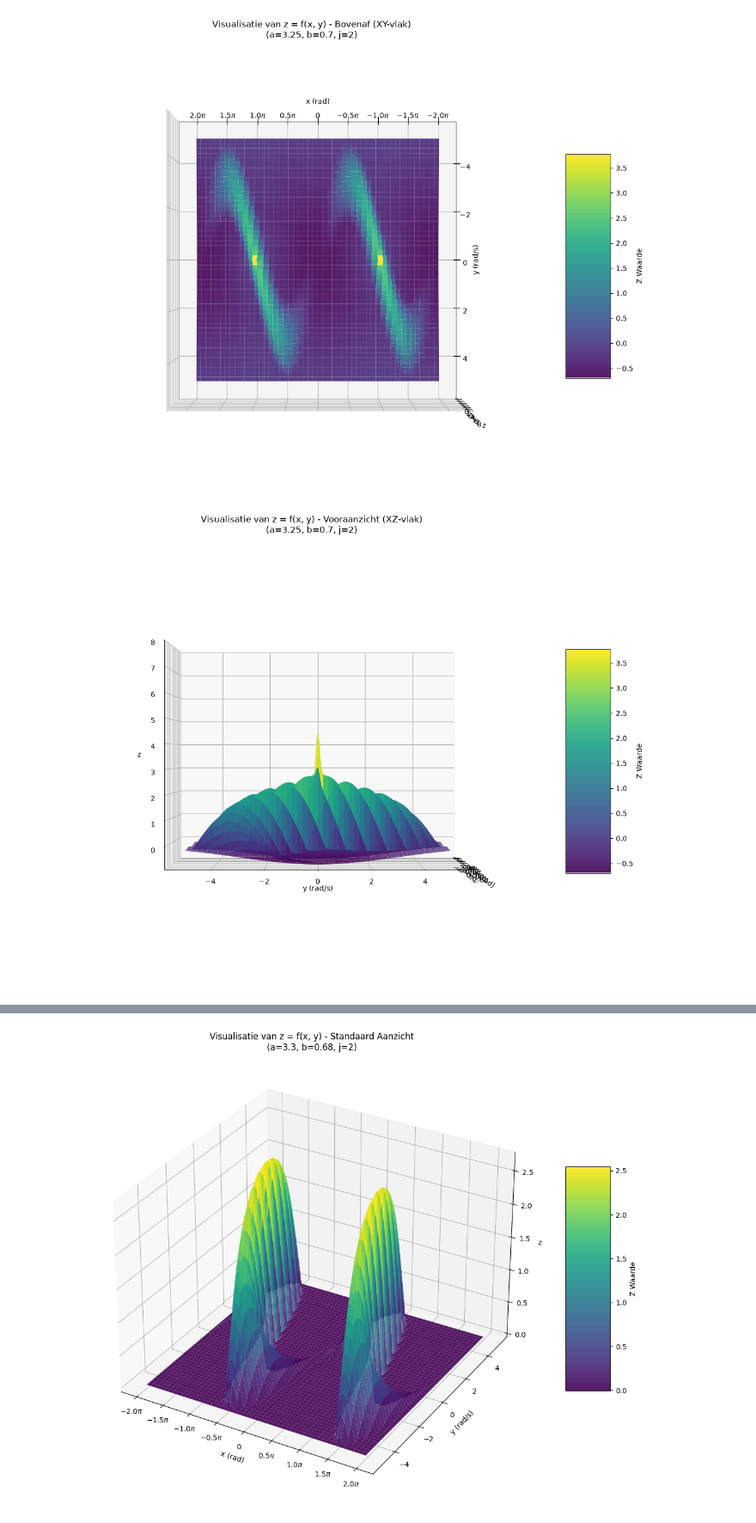
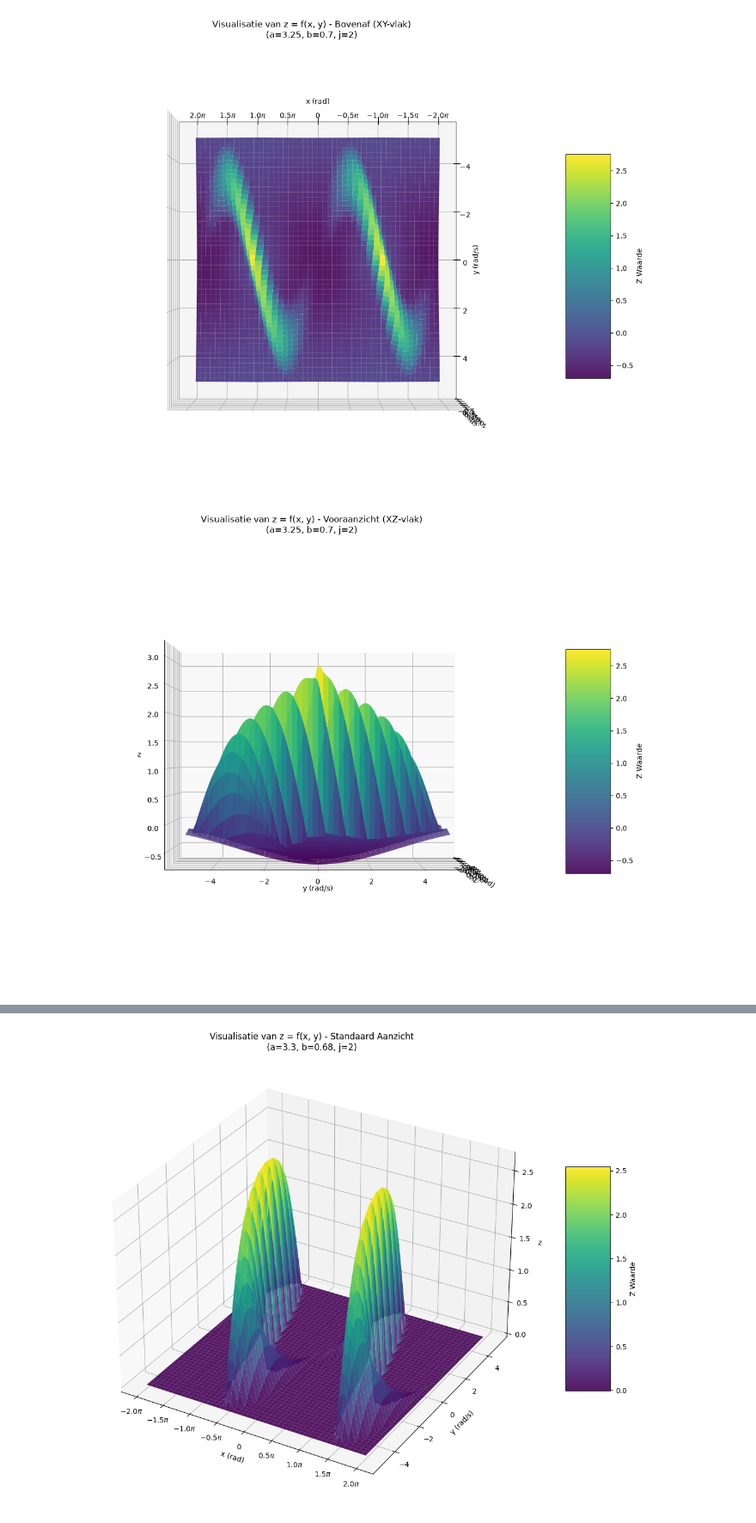
Before and after one commit to Martijn-vd-s/gym-unbalanced-disk-5SC28-group-24, a Jupyter notebook: src/swingup/q_learning/overview_test_reward.ipynb, the cells around one changed output, grey strips where cells are left out. Shown at 86% size. Saved outputs shown, nothing was run; the diff lists cells and outputs as text; code cells hidden in the pictures.

Commit message:
working good! now on average taken for best reward

```diff
--- a/src/swingup/q_learning/overview_test_reward.ipynb
+++ b/src/swingup/q_learning/overview_test_reward.ipynb
@@ -68,7 +68,7 @@ def reward_function_for_plot(th_val, omega_val, th_ref_val, u_val):
     main_reward_component = gaussian_2d(calculate_error(th_val, np.pi), omega_val, 0, 0, 1, 1, 0.0, 2)
     bottom_punishment_component = gaussian_2d(calculate_error(th_val, 0), omega_val, 0, 0, 3, 3, 0.0, 40)
     # bottom_punishment_component_2 = gaussian_2d(calculate_error(th_val, 0), omega_val, 0, 0, 1, 12, 0.0, 60)
-    piek_reward_component = gaussian_2d(calculate_error(th_val, np.pi), omega_val, 0, 0, 0.07, 0.07, 0.0, 0.25)
+    piek_reward_component = gaussian_2d(calculate_error(th_val, np.pi), omega_val, 0, 0, 0.07, 0.07, 0.0, 0.004)
     piek_test = gaussian_2d(calculate_error(th_val, np.pi), omega_val, 0, 0, 0.15, 0.15, 0.0, 0.05)
     Z_VALUES = calculate_z(th_val, omega_val, a=A_VALUE, b=B_VALUE, j=J_VALUE)
 
@@ -150,2 +150,2 @@ for i, view in enumerate(plot_views):
-[figure, old version]
+[figure, new version]
-[figure, old version]
+[figure, new version]
```
Also changed, not shown: parts of 1 cell of this notebook, 7 other files.
